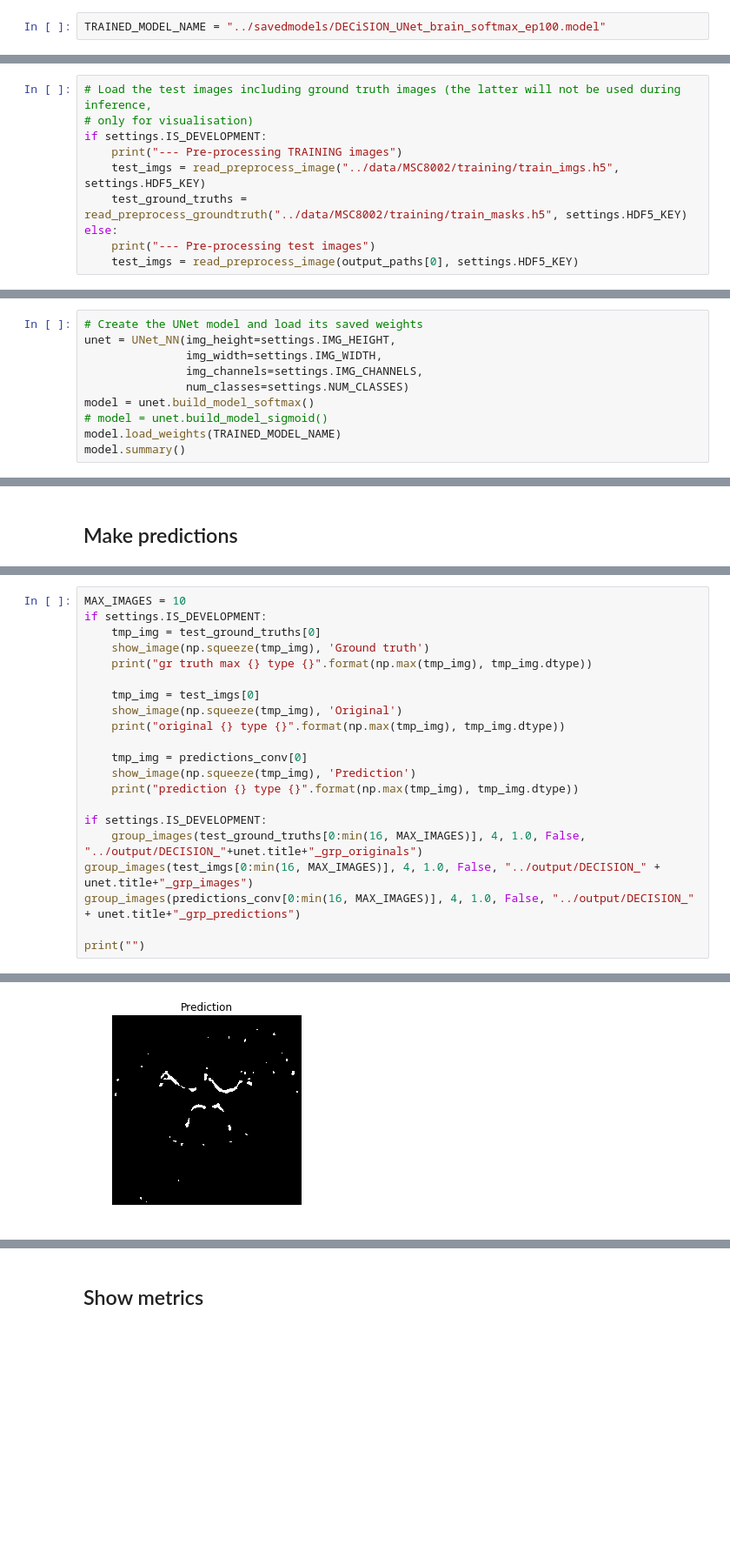
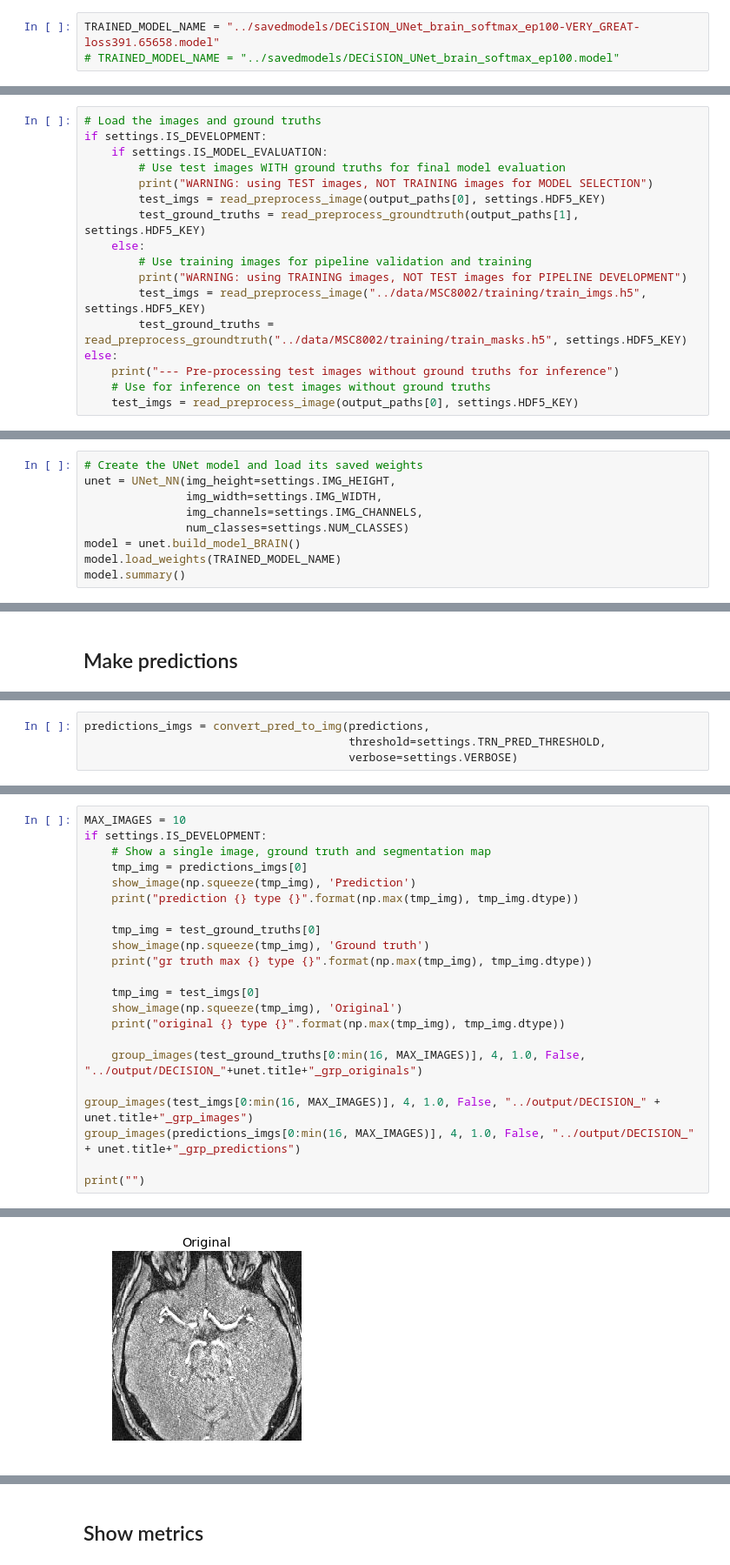
Before and after one commit to GeoffBreemer/DLToolkit, a Jupyter notebook: thesis/DECiSION_test.ipynb, the cells around one changed output, grey strips where cells are left out. Shown: that part at 87% size. Saved outputs shown, nothing was run; the diff lists cells and outputs as text; blank space fills up the shorter version.

Commit message:
feat: Added UNet kernel initialisers, updated perfomance visualisation
Updated convert_pred_to_img to include thresholding.

```diff
--- a/thesis/DECiSION_test.ipynb
+++ b/thesis/DECiSION_test.ipynb
@@ -24,4 +24,5 @@ Using TensorFlow backend.
 # %%
-TRAINED_MODEL_NAME = "../savedmodels/DECiSION_UNet_brain_softmax_ep100.model"
+TRAINED_MODEL_NAME = "../savedmodels/DECiSION_UNet_brain_softmax_ep100-VERY_GREAT-loss391.65658.model"
+# TRAINED_MODEL_NAME = "../savedmodels/DECiSION_UNet_brain_softmax_ep100.model"
 # %% [markdown]
 ## Convert test data to HDF5
@@ -54,13 +97,20 @@ Creating HDF5 database 100% |###################################| Time: 0:00:01
 # %% [markdown]
 ## Load data
 # %%
-# Load the test images including ground truth images (the latter will not be used during inference,
-# only for visualisation)
+# Load the images and ground truths
 if settings.IS_DEVELOPMENT:
-    print("--- Pre-processing TRAINING images")
-    test_imgs = read_preprocess_image("../data/MSC8002/training/train_imgs.h5", settings.HDF5_KEY)
-    test_ground_truths = read_preprocess_groundtruth("../data/MSC8002/training/train_masks.h5", settings.HDF5_KEY)
+    if settings.IS_MODEL_EVALUATION:
+        # Use test images WITH ground truths for final model evaluation
+        print("WARNING: using TEST images, NOT TRAINING images for MODEL SELECTION")
+        test_imgs = read_preprocess_image(output_paths[0], settings.HDF5_KEY)
+        test_ground_truths = read_preprocess_groundtruth(output_paths[1], settings.HDF5_KEY)
+    else:
+        # Use training images for pipeline validation and training
+        print("WARNING: using TRAINING images, NOT TEST images for PIPELINE DEVELOPMENT")
+        test_imgs = read_preprocess_image("../data/MSC8002/training/train_imgs.h5", settings.HDF5_KEY)
+        test_ground_truths = read_preprocess_groundtruth("../data/MSC8002/training/train_masks.h5", settings.HDF5_KEY)
 else:
-    print("--- Pre-processing test images")
+    print("--- Pre-processing test images without ground truths for inference")
+    # Use for inference on test images without ground truths
     test_imgs = read_preprocess_image(output_paths[0], settings.HDF5_KEY)
 # %% [output]
@@ -101,8 +142,7 @@ unet = UNet_NN(img_height=settings.IMG_HEIGHT,
                img_width=settings.IMG_WIDTH,
                img_channels=settings.IMG_CHANNELS,
                num_classes=settings.NUM_CLASSES)
-model = unet.build_model_softmax()
-# model = unet.build_model_sigmoid()
+model = unet.build_model_BRAIN()
 model.load_weights(TRAINED_MODEL_NAME)
 model.summary()
 # %% [output]
@@ -137,0 +172,4 @@ Elapsed time: 0.008769750595092773
+# %%
+predictions_imgs = convert_pred_to_img(predictions,
+                                       threshold=settings.TRN_PRED_THRESHOLD,
+                                       verbose=settings.VERBOSE)
@@ -140,6 +180,11 @@ Elapsed time: 0.008769750595092773
 # %%
 MAX_IMAGES = 10
 if settings.IS_DEVELOPMENT:
+    # Show a single image, ground truth and segmentation map
+    tmp_img = predictions_imgs[0]
+    show_image(np.squeeze(tmp_img), 'Prediction')
+    print("prediction {} type {}".format(np.max(tmp_img), tmp_img.dtype))
+
     tmp_img = test_ground_truths[0]
     show_image(np.squeeze(tmp_img), 'Ground truth')
     print("gr truth max {} type {}".format(np.max(tmp_img), tmp_img.dtype))
@@ -148,14 +193,10 @@ if settings.IS_DEVELOPMENT:
     show_image(np.squeeze(tmp_img), 'Original')
     print("original {} type {}".format(np.max(tmp_img), tmp_img.dtype))
 
-    tmp_img = predictions_conv[0]
-    show_image(np.squeeze(tmp_img), 'Prediction')
-    print("prediction {} type {}".format(np.max(tmp_img), tmp_img.dtype))
+    group_images(test_ground_truths[0:min(16, MAX_IMAGES)], 4, 1.0, False, "../output/DECISION_"+unet.title+"_grp_originals")
 
-if settings.IS_DEVELOPMENT:
-    group_images(test_ground_truths[0:min(16, MAX_IMAGES)], 4, 1.0, False, "../output/DECISION_"+unet.title+"_grp_originals")
 group_images(test_imgs[0:min(16, MAX_IMAGES)], 4, 1.0, False, "../output/DECISION_" + unet.title+"_grp_images")
-group_images(predictions_conv[0:min(16, MAX_IMAGES)], 4, 1.0, False, "../output/DECISION_" + unet.title+"_grp_predictions")
+group_images(predictions_imgs[0:min(16, MAX_IMAGES)], 4, 1.0, False, "../output/DECISION_" + unet.title+"_grp_predictions")
 
 print("")
 # %% [output]
@@ -166 +207 @@ original 1.0 type float32
-[figure, old version]
+[figure, new version]
```
Also changed, not shown: parts of 30 cells of this notebook, 6 other files.
